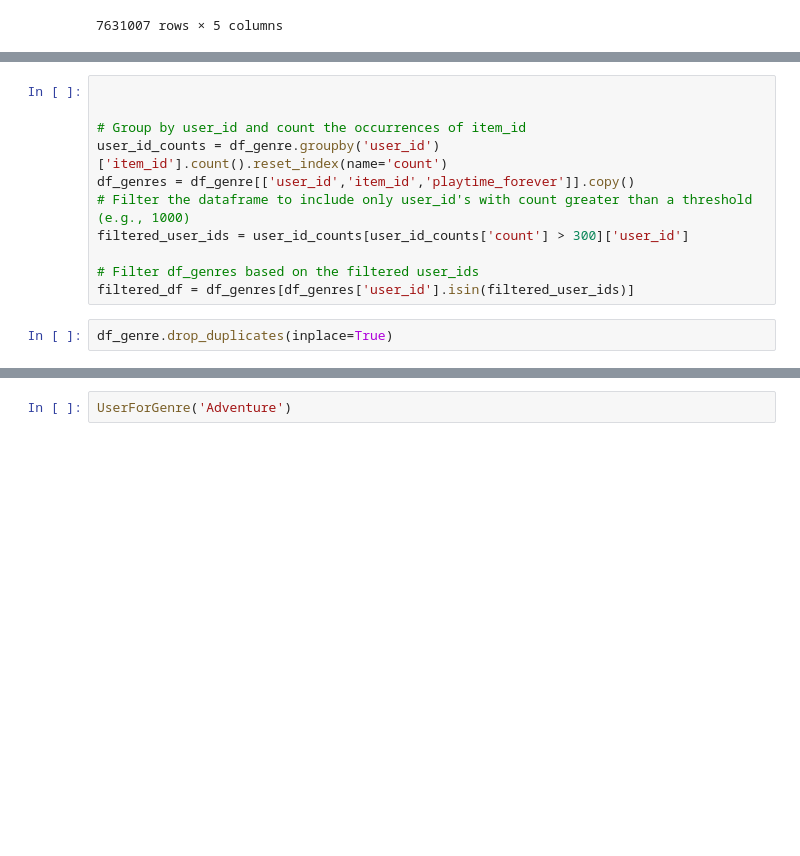
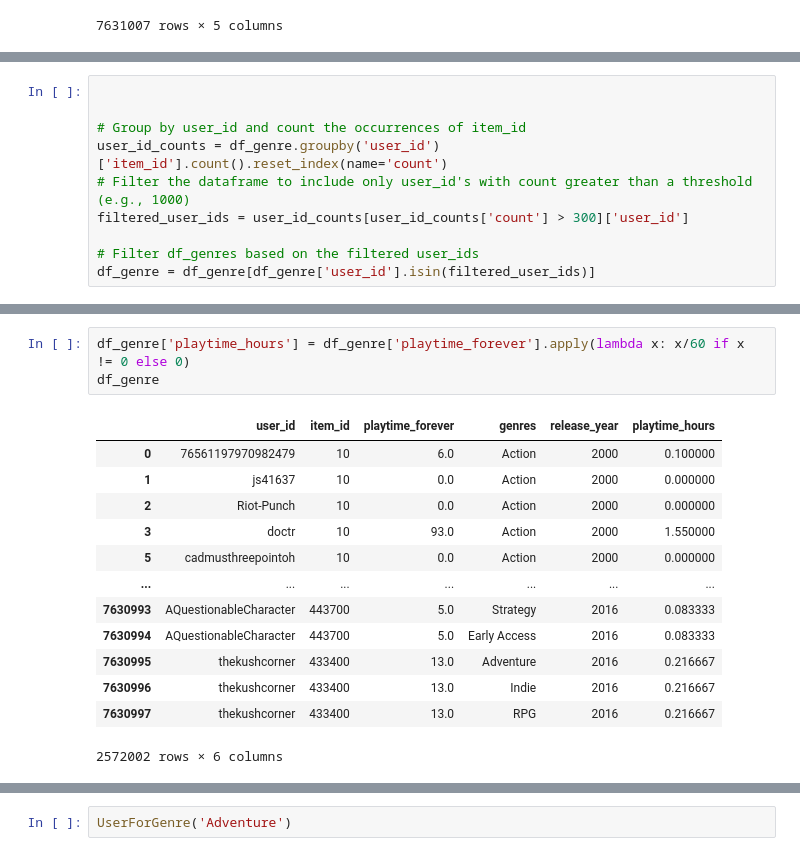
Before and after one commit to ga-romu/PI-MLOps-steam-recs, a Jupyter notebook: notebooks/06_memory_profiling.ipynb, the cells around one changed output, grey strips where cells are left out. Drawn from its saved outputs; the diff is of its cells as text; blank space fills up the shorter version.

```diff
--- a/notebooks/06_memory_profiling.ipynb
+++ b/notebooks/06_memory_profiling.ipynb
@@ -207 +212,11 @@ df_genre
+# %%
+
+
+# Group by user_id and count the occurrences of item_id
+user_id_counts = df_genre.groupby('user_id')['item_id'].count().reset_index(name='count')
+# Filter the dataframe to include only user_id's with count greater than a threshold (e.g., 1000)
+filtered_user_ids = user_id_counts[user_id_counts['count'] > 300]['user_id']
+
+# Filter df_genres based on the filtered user_ids
+df_genre = df_genre[df_genre['user_id'].isin(filtered_user_ids)]
 # %%
@@ -211,15 +238,19 @@ df_genre.duplicated().sum()
-# %%
-
-
-# Group by user_id and count the occurrences of item_id
-user_id_counts = df_genre.groupby('user_id')['item_id'].count().reset_index(name='count')
-df_genres = df_genre[['user_id','item_id','playtime_forever']].copy()
-# Filter the dataframe to include only user_id's with count greater than a threshold (e.g., 1000)
-filtered_user_ids = user_id_counts[user_id_counts['count'] > 300]['user_id']
-
-# Filter df_genres based on the filtered user_ids
-filtered_df = df_genres[df_genres['user_id'].isin(filtered_user_ids)]
-# %%
-df_genre.drop_duplicates(inplace=True)
+# %%
+df_genre['playtime_hours'] = df_genre['playtime_forever'].apply(lambda x: x/60 if x != 0 else 0)
+df_genre
+# %% [output]
+|  | user_id | item_id | playtime_forever | genres | release_year | playtime_hours |
+| 0 | 76561197970982479 | 10 | 6.0 | Action | 2000 | 0.100000 |
+| 1 | js41637 | 10 | 0.0 | Action | 2000 | 0.000000 |
+| 2 | Riot-Punch | 10 | 0.0 | Action | 2000 | 0.000000 |
+| 3 | doctr | 10 | 93.0 | Action | 2000 | 1.550000 |
+| 5 | cadmusthreepointoh | 10 | 0.0 | Action | 2000 | 0.000000 |
+| ... | ... | ... | ... | ... | ... | ... |
+| 7630993 | AQuestionableCharacter | 443700 | 5.0 | Strategy | 2016 | 0.083333 |
+| 7630994 | AQuestionableCharacter | 443700 | 5.0 | Early Access | 2016 | 0.083333 |
+| 7630995 | thekushcorner | 433400 | 13.0 | Adventure | 2016 | 0.216667 |
+| 7630996 | thekushcorner | 433400 | 13.0 | Indie | 2016 | 0.216667 |
+| 7630997 | thekushcorner | 433400 | 13.0 | RPG | 2016 | 0.216667 |
+2572002 rows × 6 columns
 # %%
 #Cuento filas
```
Also changed, not shown: parts of 5 cells of this notebook, 1 other file.
